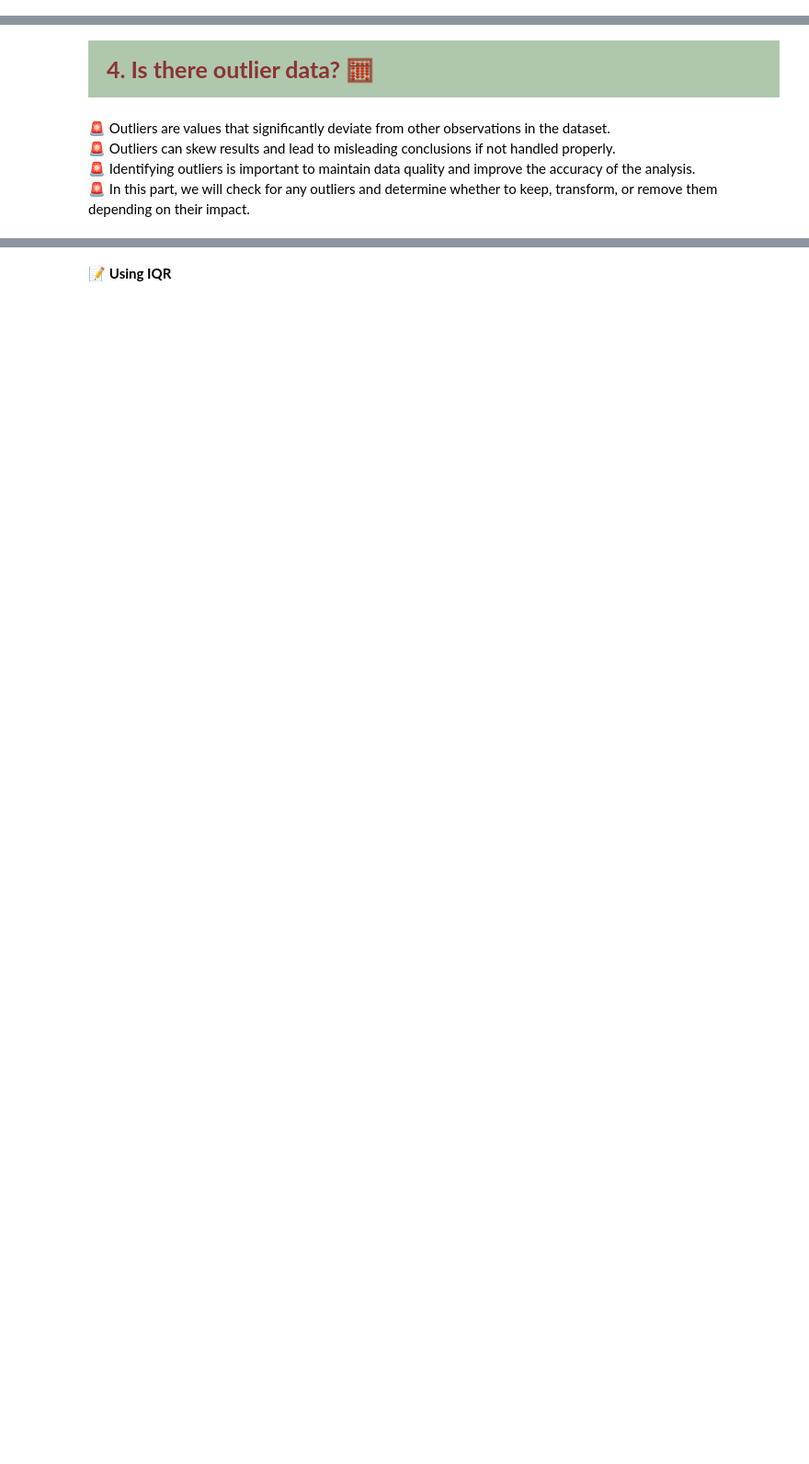
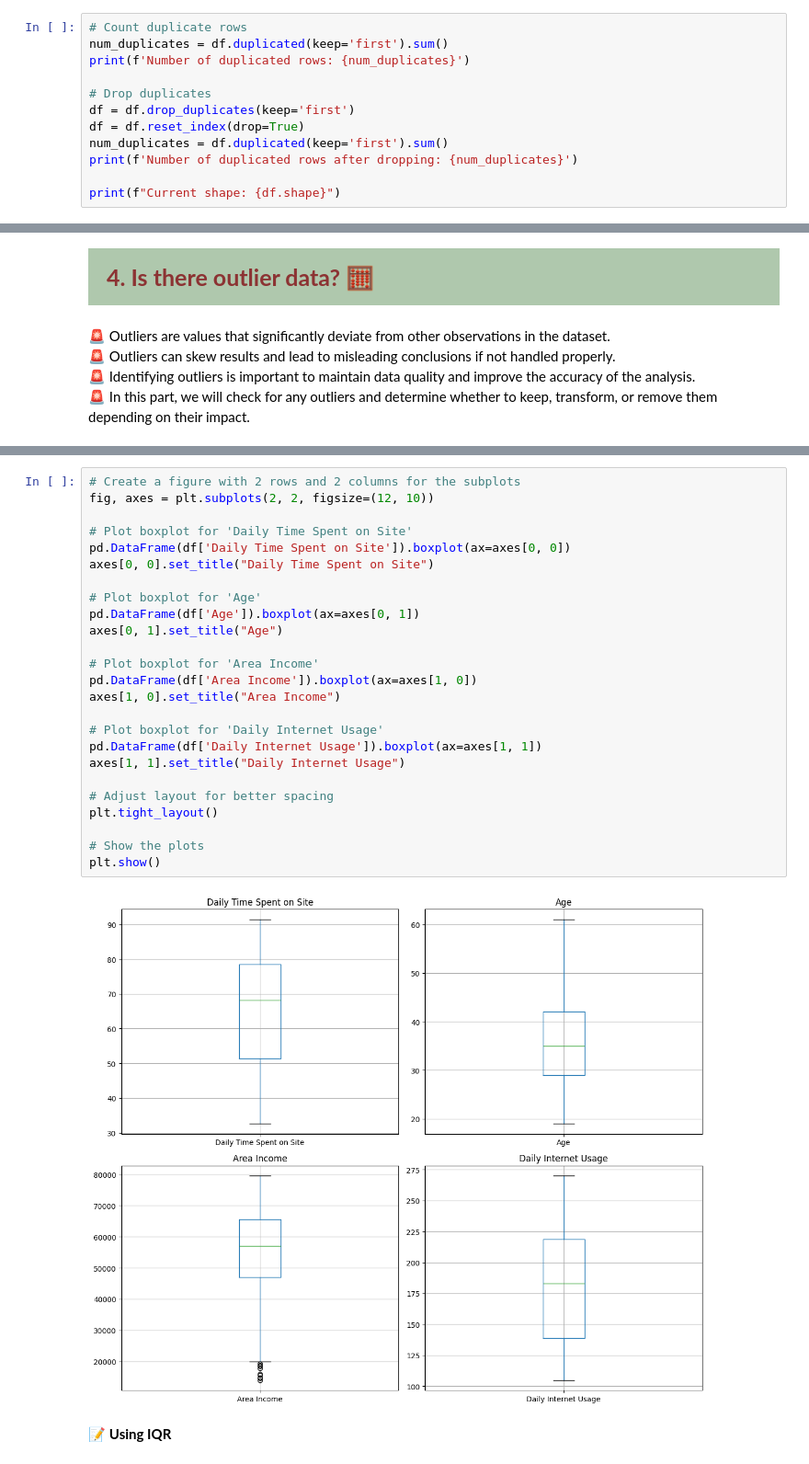
Before and after one commit to Alexieve/Applied-Data-Analytics, a Jupyter notebook: Notebooks/1-Pre-Processing/1_Pre-Processing.ipynb, the cells around one changed output, grey strips where cells are left out. Shown at 92% size. Saved outputs shown, nothing was run; the diff lists cells and outputs as text; blank space fills up the shorter version.

```diff
--- a/Notebooks/1-Pre-Processing/1_Pre-Processing.ipynb
+++ b/Notebooks/1-Pre-Processing/1_Pre-Processing.ipynb
@@ -173,0 +186,12 @@ Current shape: (1002, 10)
+# %%
+# Count duplicate rows
+num_duplicates = df.duplicated(keep='first').sum()
+print(f'Number of duplicated rows: {num_duplicates}')
+
+# Drop duplicates
+df = df.drop_duplicates(keep='first')
+df = df.reset_index(drop=True)
+num_duplicates = df.duplicated(keep='first').sum()
+print(f'Number of duplicated rows after dropping: {num_duplicates}')
+
+print(f"Current shape: {df.shape}")
@@ -183,2 +232,29 @@ Current shape: (1002, 10)
+# %%
+# Create a figure with 2 rows and 2 columns for the subplots
+fig, axes = plt.subplots(2, 2, figsize=(12, 10))
+
+# Plot boxplot for 'Daily Time Spent on Site'
+pd.DataFrame(df['Daily Time Spent on Site']).boxplot(ax=axes[0, 0])
+axes[0, 0].set_title("Daily Time Spent on Site")
+
+# Plot boxplot for 'Age'
+pd.DataFrame(df['Age']).boxplot(ax=axes[0, 1])
+axes[0, 1].set_title("Age")
+
+# Plot boxplot for 'Area Income'
+pd.DataFrame(df['Area Income']).boxplot(ax=axes[1, 0])
+axes[1, 0].set_title("Area Income")
+
+# Plot boxplot for 'Daily Internet Usage'
+pd.DataFrame(df['Daily Internet Usage']).boxplot(ax=axes[1, 1])
+axes[1, 1].set_title("Daily Internet Usage")
+
+# Adjust layout for better spacing
+plt.tight_layout()
+
+# Show the plots
+plt.show()
+# %% [output]
+[figure, added]
 # %% [markdown]
 📝 **Using IQR**
```
Also changed, not shown: parts of 58 cells of this notebook.
